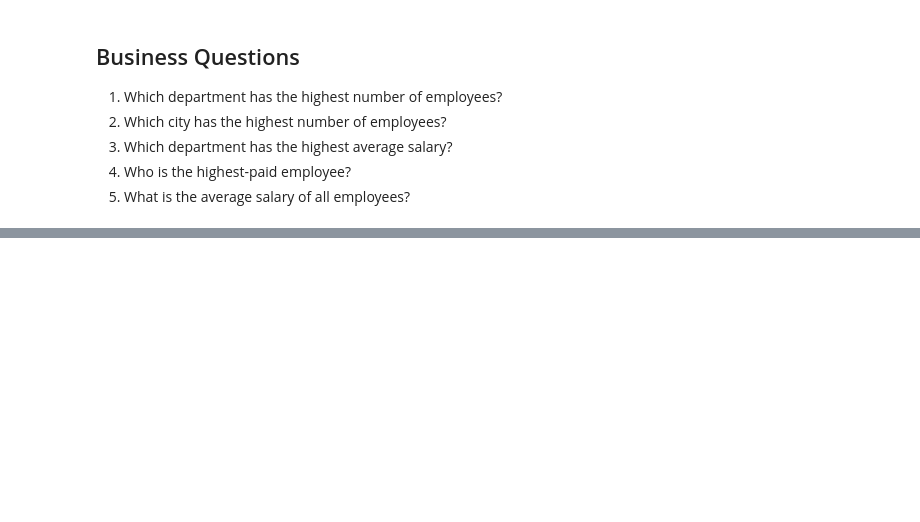
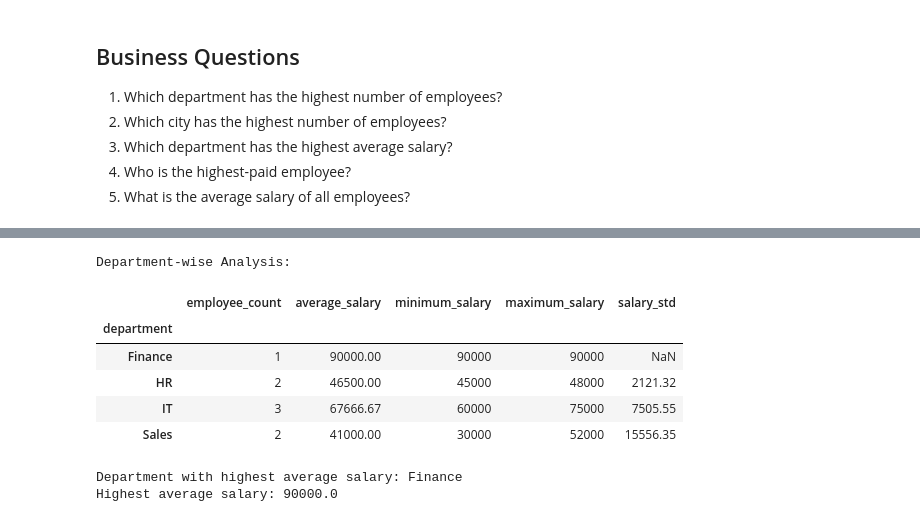
Before and after one commit to barathYoho/employee-data-analysis, a Jupyter notebook: notebooks/employee_analysis.ipynb, the cells around one changed output, grey strips where cells are left out. Drawn from its saved outputs; the diff is of its cells as text; code cells hidden in the pictures; blank space fills up the shorter version.

```diff
--- a/notebooks/employee_analysis.ipynb
+++ b/notebooks/employee_analysis.ipynb
@@ -95,0 +145,31 @@ Dataset Shape: (8, 5)
+# %%
+department_analysis = df.groupby("department").agg(
+    employee_count=("id", "count"),
+    average_salary=("salary", "mean"),
+    minimum_salary=("salary", "min"),
+    maximum_salary=("salary", "max"),
+    salary_std=("salary", "std")
+).round(2)
+
+print("Department-wise Analysis:")
+display(department_analysis)
+# %% [output]
+Department-wise Analysis:
+|  | employee_count | average_salary | minimum_salary | maximum_salary | salary_std |
+| department |  |  |  |  |  |
+| Finance | 1 | 90000.00 | 90000 | 90000 | NaN |
+| HR | 2 | 46500.00 | 45000 | 48000 | 2121.32 |
+| IT | 3 | 67666.67 | 60000 | 75000 | 7505.55 |
+| Sales | 2 | 41000.00 | 30000 | 52000 | 15556.35 |
+# %%
+highest_department = department_analysis["average_salary"].idxmax()
+
+highest_salary = department_analysis.loc[
+    highest_department, "average_salary"
+]
+
+print("Department with highest average salary:", highest_department)
+print("Highest average salary:", highest_salary)
+# %% [output]
+Department with highest average salary: Finance
+Highest average salary: 90000.0
```
Also changed, not shown: parts of 24 cells of this notebook, 6 other files.
